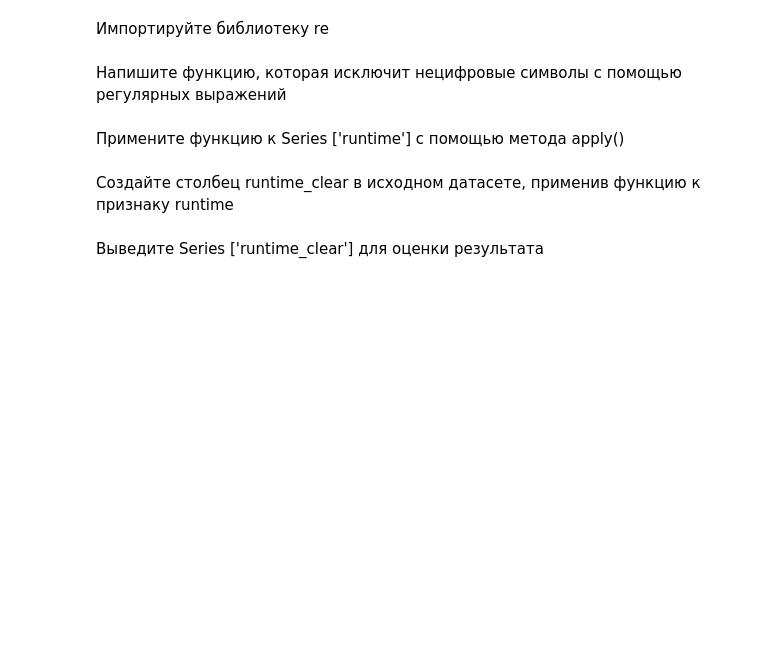
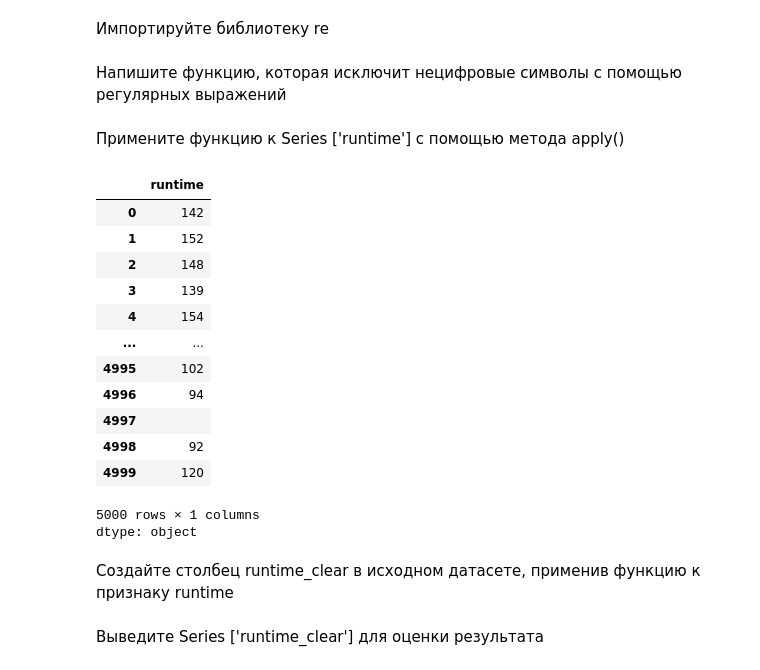
Before and after one commit to moneymisha/parser, a Jupyter notebook: Итоговое_задание_Агеев_М_М_первый_семестр.ipynb, the cells around one changed output. Saved outputs shown, nothing was run; the diff lists cells and outputs as text; code cells hidden in the pictures; blank space fills up the shorter version.

```diff
--- a/Итоговое_задание_Агеев_М_М_первый_семестр.ipynb
+++ b/Итоговое_задание_Агеев_М_М_первый_семестр.ipynb
@@ -162,7 +193,25 @@ def clear_runtime(runtime):
+# %%
+def remove_non_digits(text):
+    return re.sub(r'\D', '', str(text))
 # %% [markdown]
 Примените функцию к Series ['runtime'] с помощью метода apply()
 # %%
-dataset['runtime']
+dataset['runtime'].apply(remove_non_digits)
+# %% [output]
+|  | runtime |
+| 0 | 142 |
+| 1 | 152 |
+| 2 | 148 |
+| 3 | 139 |
+| 4 | 154 |
+| ... | ... |
+| 4995 | 102 |
+| 4996 | 94 |
+| 4997 |  |
+| 4998 | 92 |
+| 4999 | 120 |
+5000 rows × 1 columns
+dtype: object
 # %% [markdown]
 Создайте столбец runtime_clear в исходном датасете, применив функцию к признаку runtime
 # %%
```
Also changed, not shown: parts of 30 cells of this notebook.
